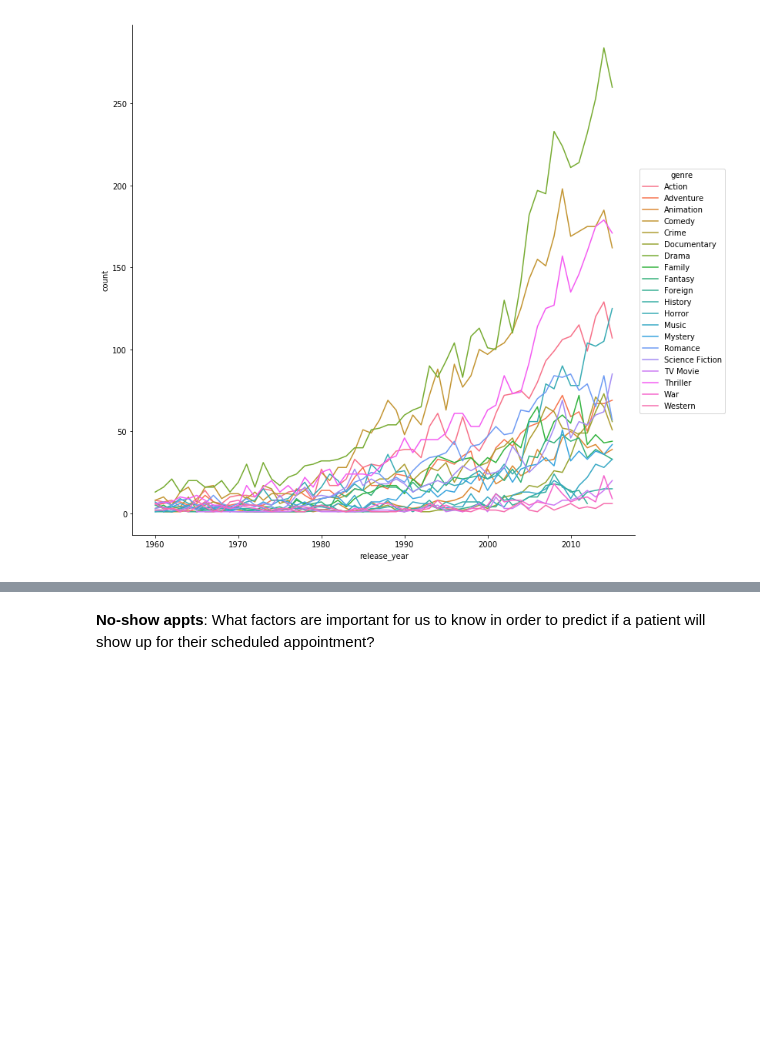
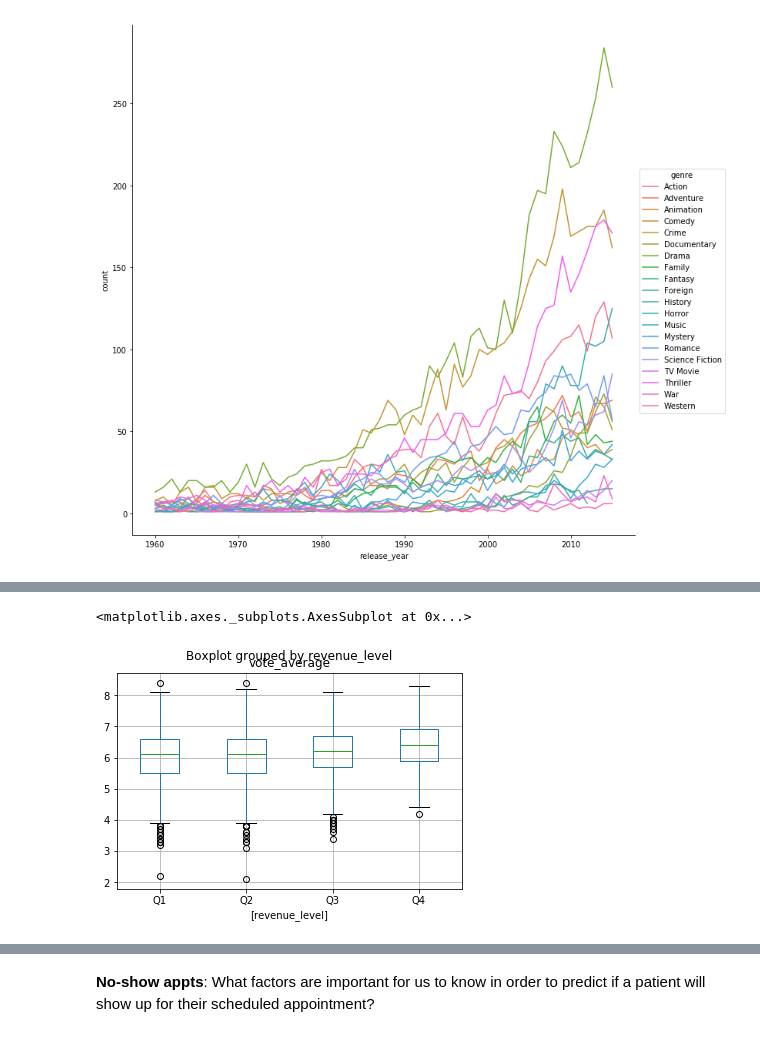
Before and after one commit to georgeliu1998/dand2, a Jupyter notebook: investigate-a-dataset/investigate-a-dataset.ipynb, the cells around one changed output, grey strips where cells are left out. Drawn from its saved outputs; the diff is of its cells as text; code cells hidden in the pictures; blank space fills up the shorter version.

```diff
--- a/investigate-a-dataset/investigate-a-dataset.ipynb
+++ b/investigate-a-dataset/investigate-a-dataset.ipynb
@@ -190,0 +284,6 @@ fig.map(plt.plot, 'release_year', 'count').add_legend()
+# %%
+# popularity
+tmdb_sub.loc[:,['vote_average', 'revenue_level']].boxplot(by='revenue_level')
+# %% [output]
+<matplotlib.axes._subplots.AxesSubplot at 0x...>
+[figure, added]
```
Also changed, not shown: parts of 16 cells of this notebook, 8 other files.
